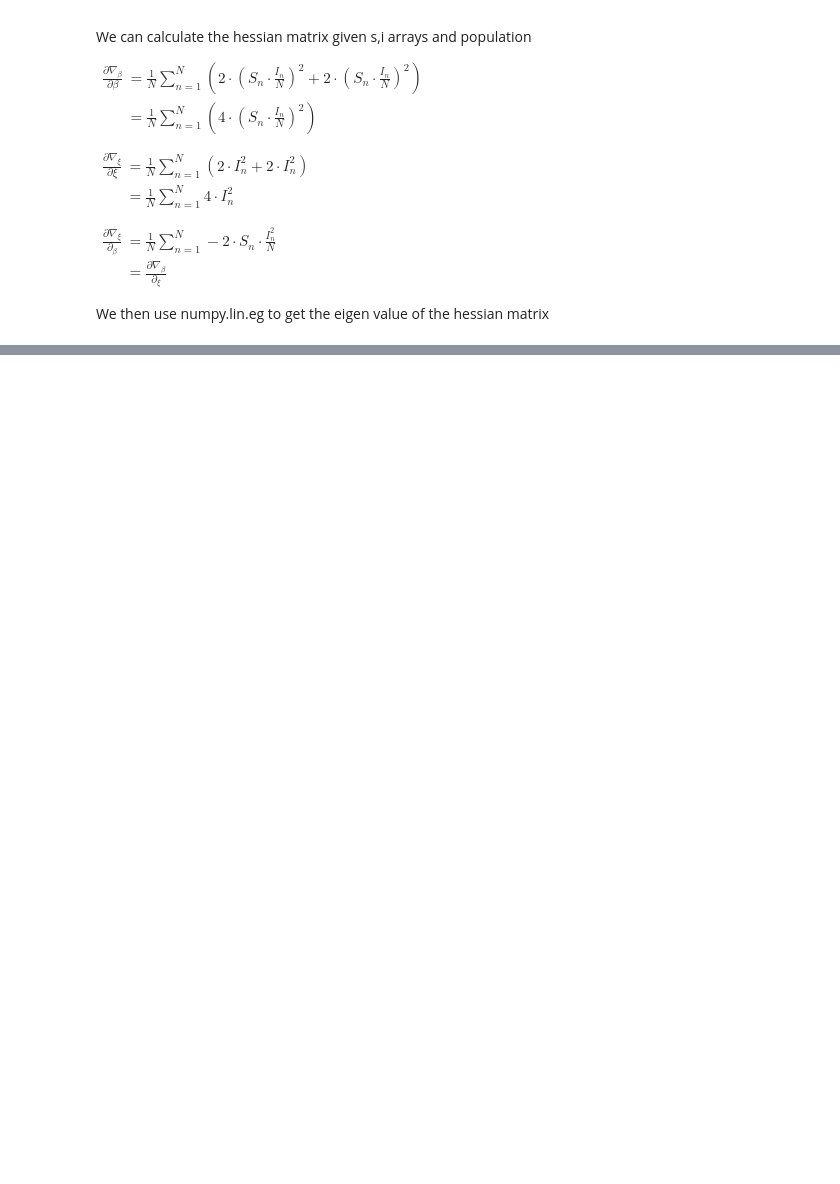
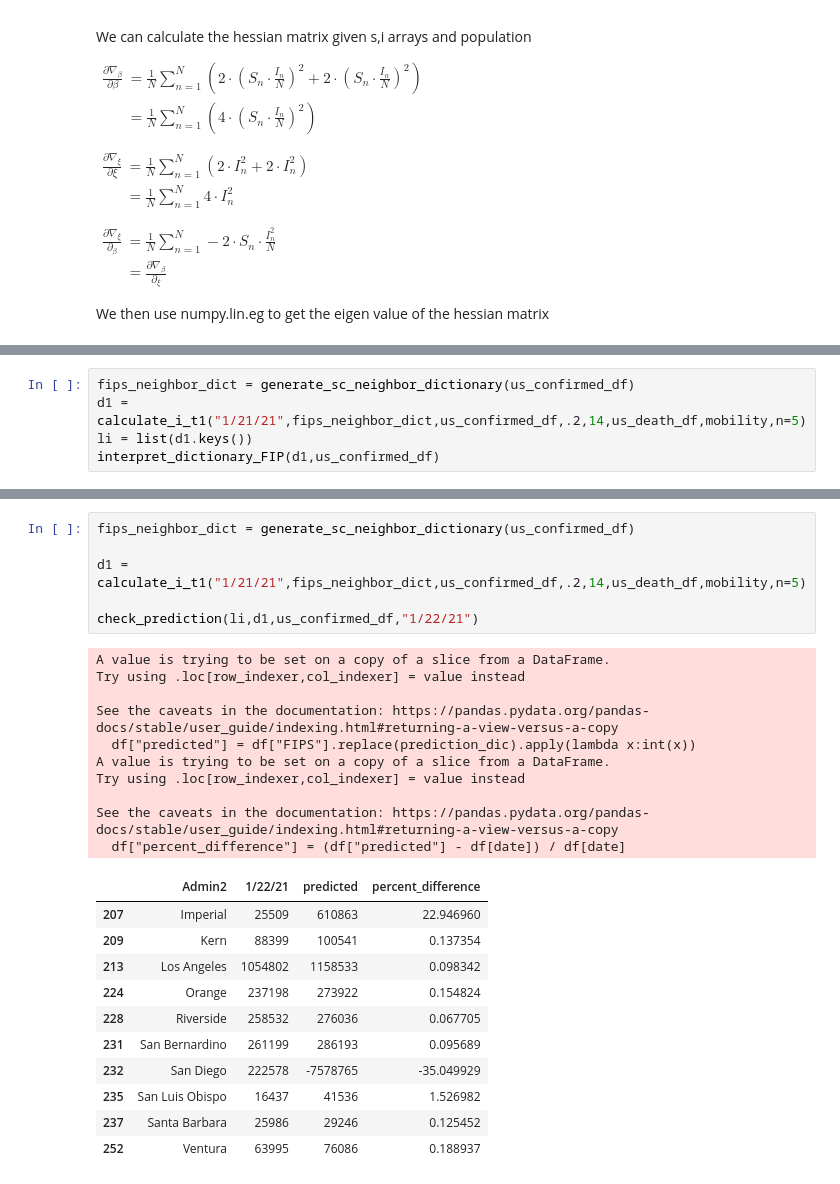
Before and after one commit to wendyw1999/epidemiology_capstone_project, a Jupyter notebook: notebooks/Stimulation.ipynb, the cells around one changed output, grey strips where cells are left out. Saved outputs shown, nothing was run; the diff lists cells and outputs as text; blank space fills up the shorter version.

```diff
--- a/notebooks/Stimulation.ipynb
+++ b/notebooks/Stimulation.ipynb
@@ -225,0 +245,5 @@ Above is the replication. We will add another layer to the model, the mobility d
+# %%
+fips_neighbor_dict = generate_sc_neighbor_dictionary(us_confirmed_df)
+d1 = calculate_i_t1("1/21/21",fips_neighbor_dict,us_confirmed_df,.2,14,us_death_df,mobility,n=5)
+li = list(d1.keys())
+interpret_dictionary_FIP(d1,us_confirmed_df)
@@ -225,0 +261,28 @@ Above is the replication. We will add another layer to the model, the mobility d
+# %%
+fips_neighbor_dict = generate_sc_neighbor_dictionary(us_confirmed_df)
+
+d1 = calculate_i_t1("1/21/21",fips_neighbor_dict,us_confirmed_df,.2,14,us_death_df,mobility,n=5)
+
+check_prediction(li,d1,us_confirmed_df,"1/22/21")
+# %% [output]
+A value is trying to be set on a copy of a slice from a DataFrame.
+Try using .loc[row_indexer,col_indexer] = value instead
+
+See the caveats in the documentation: https://pandas.pydata.org/pandas-docs/stable/user_guide/indexing.html#returning-a-view-versus-a-copy
+  df["predicted"] = df["FIPS"].replace(prediction_dic).apply(lambda x:int(x))
+A value is trying to be set on a copy of a slice from a DataFrame.
+Try using .loc[row_indexer,col_indexer] = value instead
+
+See the caveats in the documentation: https://pandas.pydata.org/pandas-docs/stable/user_guide/indexing.html#returning-a-view-versus-a-copy
+  df["percent_difference"] = (df["predicted"] - df[date]) / df[date]
+|  | Admin2 | 1/22/21 | predicted | percent_difference |
+| 207 | Imperial | 25509 | 610863 | 22.946960 |
+| 209 | Kern | 88399 | 100541 | 0.137354 |
+| 213 | Los Angeles | 1054802 | 1158533 | 0.098342 |
+| 224 | Orange | 237198 | 273922 | 0.154824 |
+| 228 | Riverside | 258532 | 276036 | 0.067705 |
+| 231 | San Bernardino | 261199 | 286193 | 0.095689 |
+| 232 | San Diego | 222578 | -7578765 | -35.049929 |
+| 235 | San Luis Obispo | 16437 | 41536 | 1.526982 |
+| 237 | Santa Barbara | 25986 | 29246 | 0.125452 |
+| 252 | Ventura | 63995 | 76086 | 0.188937 |
```
Also changed, not shown: parts of 15 cells of this notebook, 8 other files.
